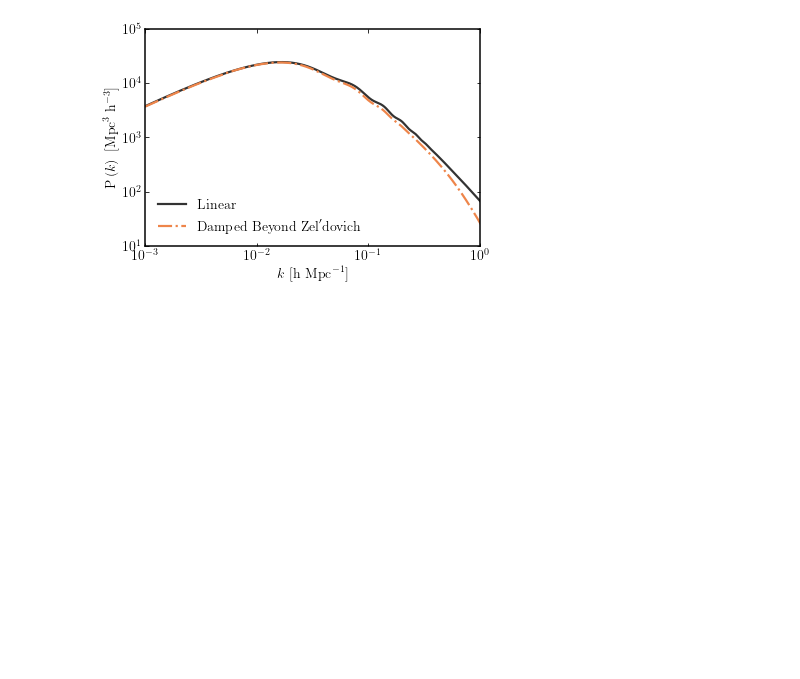
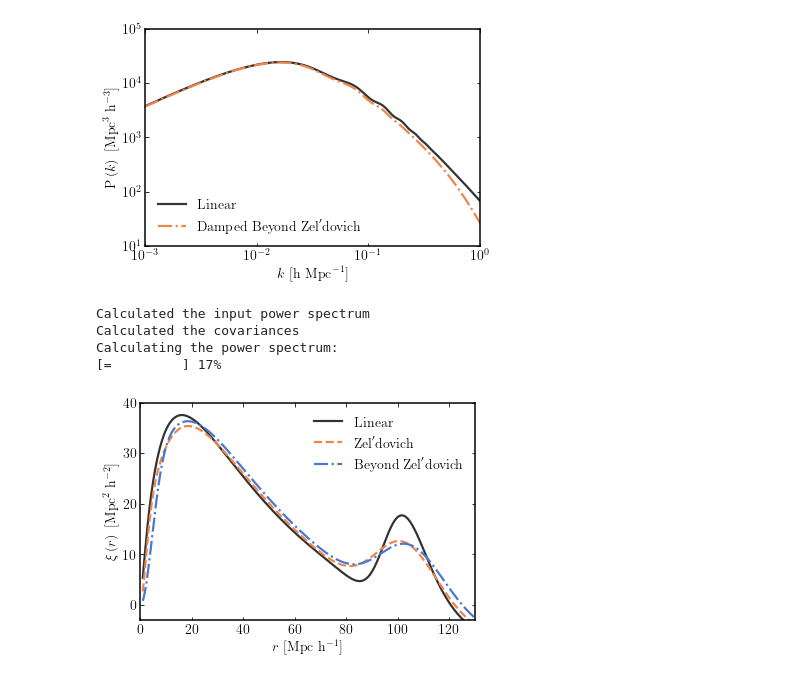
Before and after one commit to franlane94/CTM, a Jupyter notebook: docs/build/jupyter_execute/ctm.ipynb, the cells around one changed output. Saved outputs shown, nothing was run; the diff lists cells and outputs as text; code cells hidden in the pictures; blank space fills up the shorter version.

```diff
--- a/docs/build/jupyter_execute/ctm.ipynb
+++ b/docs/build/jupyter_execute/ctm.ipynb
@@ -157,3 +157,30 @@ plt.ylim([1e1, 1e5])
 plt.show()
 # %% [output]
 [figure]
+# %%
+# Compute the linear correlation function
+r_lin, corr_lin=CTM().corr_func(k_vals, P_lin_0)
+
+# Compute the Zel'dovich and CTM correlation functions
+
+r_zel, corr_zel=CTM(nk=1000).corr_func_zel()
+r_ctm, corr_ctm=CTM(nk=1000).corr_func_ctm()
+# %% [output]
+Calculated the input power spectrum
+Calculated the covariances
+Calculating the power spectrum:
+[=         ] 17%
+# %%
+# Plot the results
+
+plt.plot(r_lin, r_lin**2*corr_lin, color="black", linestyle='-', linewidth=2.2, alpha=0.8, label=r"$\mathrm{Linear}$")
+plt.plot(r_zel, r_zel**2*corr_zel, color=colours[2], linestyle='--', linewidth=2.2, label=r"$\mathrm{Zel}^\prime\mathrm{dovich}$")
+plt.plot(r_ctm, r_ctm**2*corr_ctm, color=colours[4], linestyle='-.', linewidth=2.2, label=r"$\mathrm{Beyond\ Zel}^\prime\mathrm{dovich}$")
+plt.xlabel(r"$r\ [\mathrm{Mpc}\ \mathrm{h}^{-1}]$", fontsize=14.)
+plt.ylabel(r"$\xi\left(r\right)\ [\mathrm{Mpc}^2\ \mathrm{h}^{-2}]$", fontsize=14.)
+plt.legend(loc="upper right", frameon=False, fontsize=14.)
+plt.xlim([0, 130])
+plt.ylim([-3, 40])
+plt.show()
+# %% [output]
+[figure, added]
```
Also changed, not shown: parts of 5 cells of this notebook, 27 other files.
